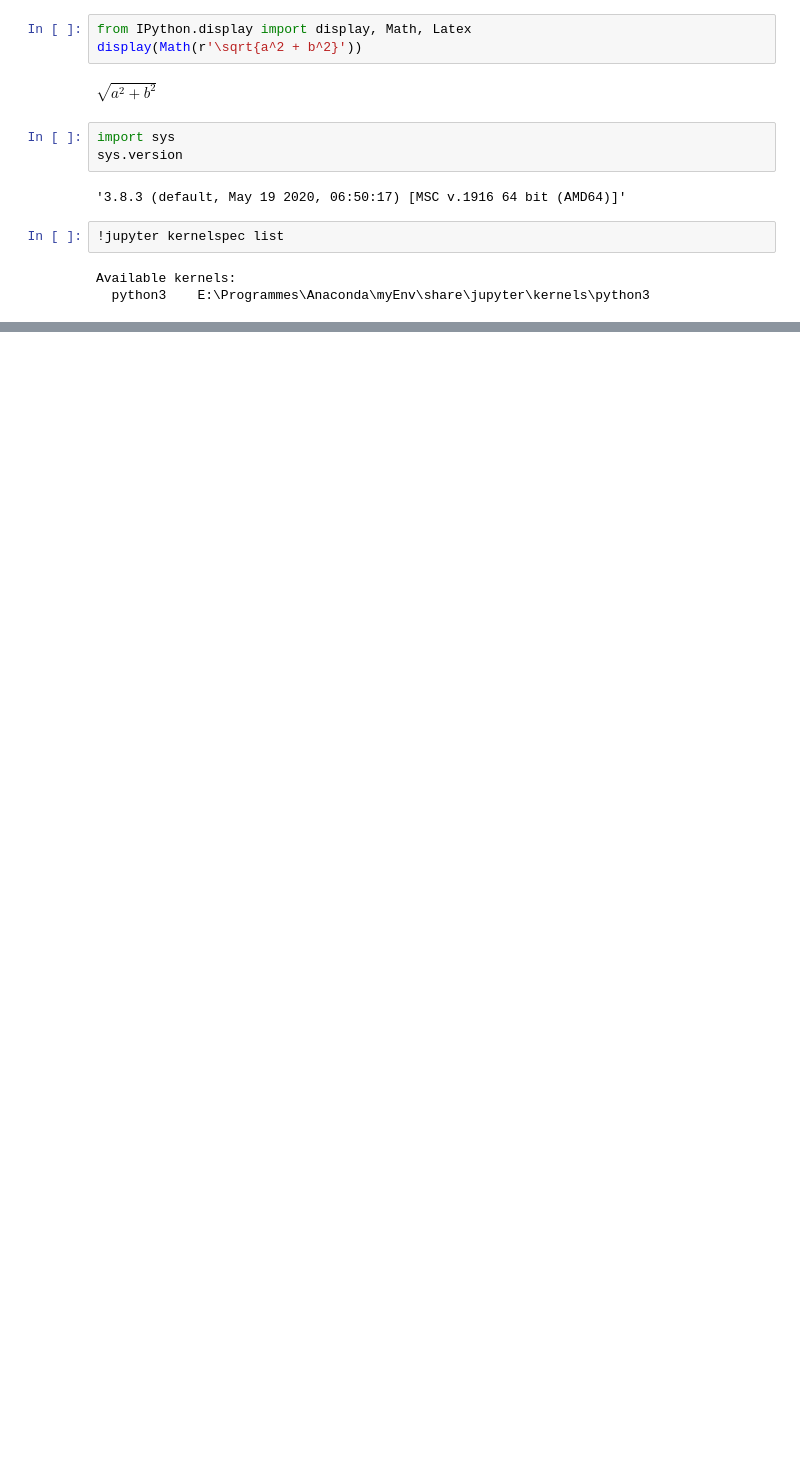
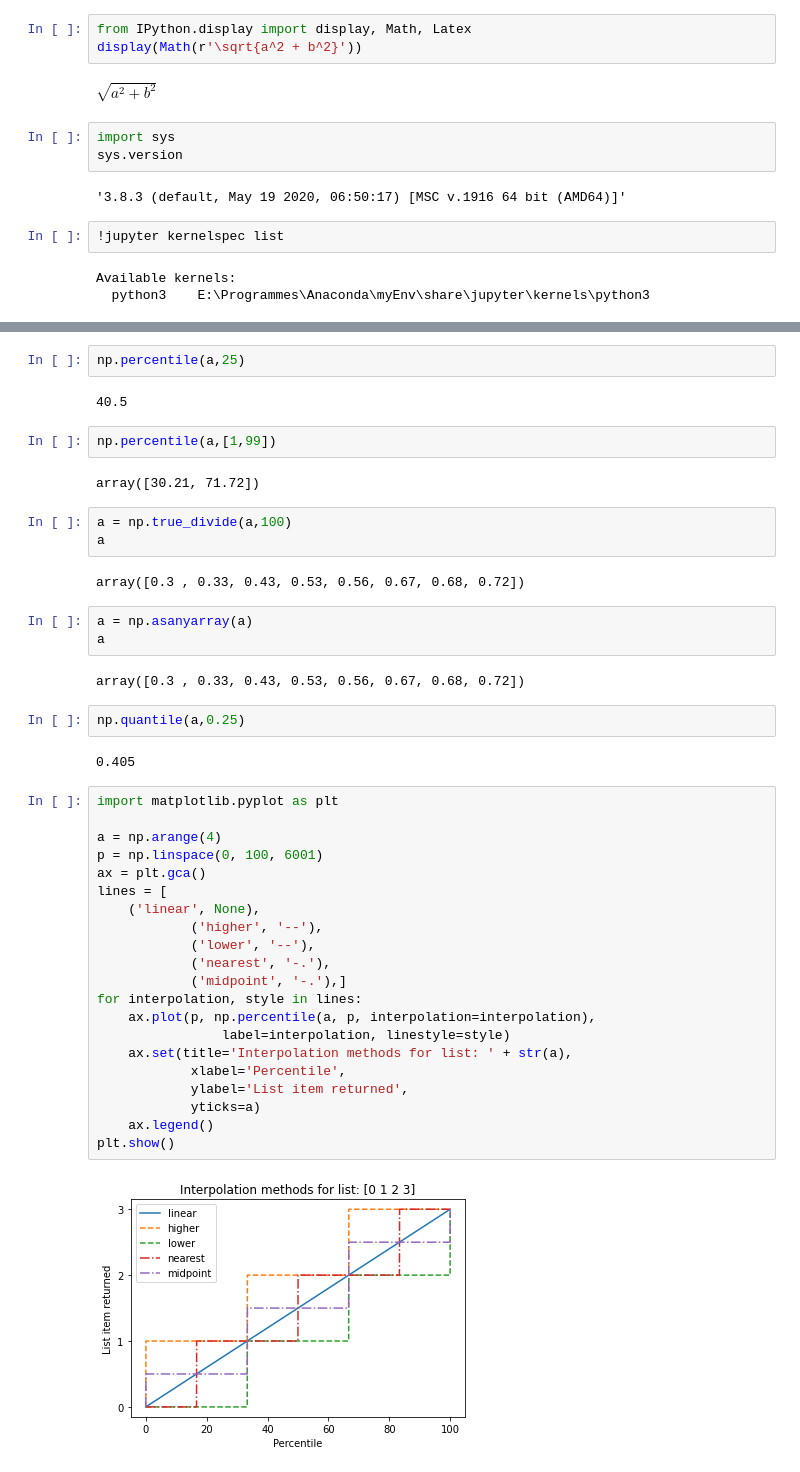
Before and after one commit to BalgopalPatro/IBM_DS_ML_Training, a Jupyter notebook: Intro To Py.ipynb, the cells around one changed output, grey strips where cells are left out. Saved outputs shown, nothing was run; the diff lists cells and outputs as text; blank space fills up the shorter version.

```diff
--- a/Intro To Py.ipynb
+++ b/Intro To Py.ipynb
@@ -398,0 +380,45 @@ for i in a:
+# %%
+np.percentile(a,25)
+# %% [output]
+40.5
+# %%
+np.percentile(a,[1,99])
+# %% [output]
+array([30.21, 71.72])
+# %%
+a = np.true_divide(a,100)
+a
+# %% [output]
+array([0.3 , 0.33, 0.43, 0.53, 0.56, 0.67, 0.68, 0.72])
+# %%
+a = np.asanyarray(a)
+a
+# %% [output]
+array([0.3 , 0.33, 0.43, 0.53, 0.56, 0.67, 0.68, 0.72])
+# %%
+np.quantile(a,0.25)
+# %% [output]
+0.405
+# %%
+import matplotlib.pyplot as plt
+
+a = np.arange(4)
+p = np.linspace(0, 100, 6001)
+ax = plt.gca()
+lines = [
+    ('linear', None),
+            ('higher', '--'),
+            ('lower', '--'),
+            ('nearest', '-.'),
+            ('midpoint', '-.'),]
+for interpolation, style in lines:
+    ax.plot(p, np.percentile(a, p, interpolation=interpolation),
+                label=interpolation, linestyle=style)
+    ax.set(title='Interpolation methods for list: ' + str(a),
+            xlabel='Percentile',
+            ylabel='List item returned',
+            yticks=a)
+    ax.legend()
+plt.show()
+# %% [output]
+[figure, added]
```
Also changed, not shown: parts of 4 cells of this notebook, 1 other file.
